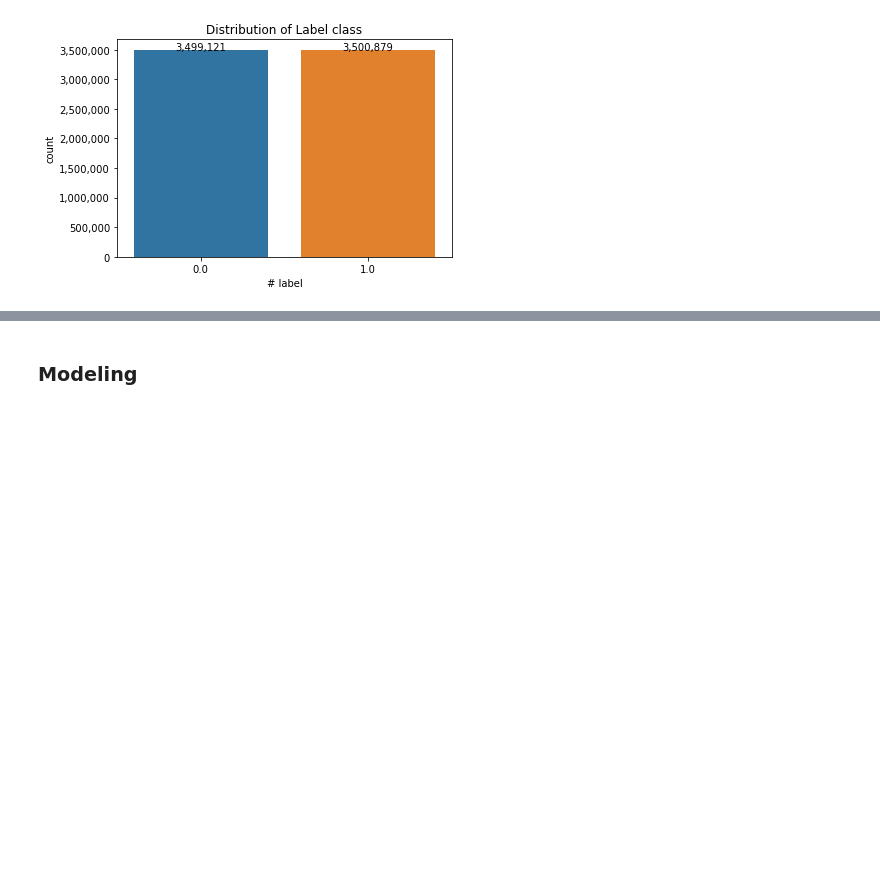
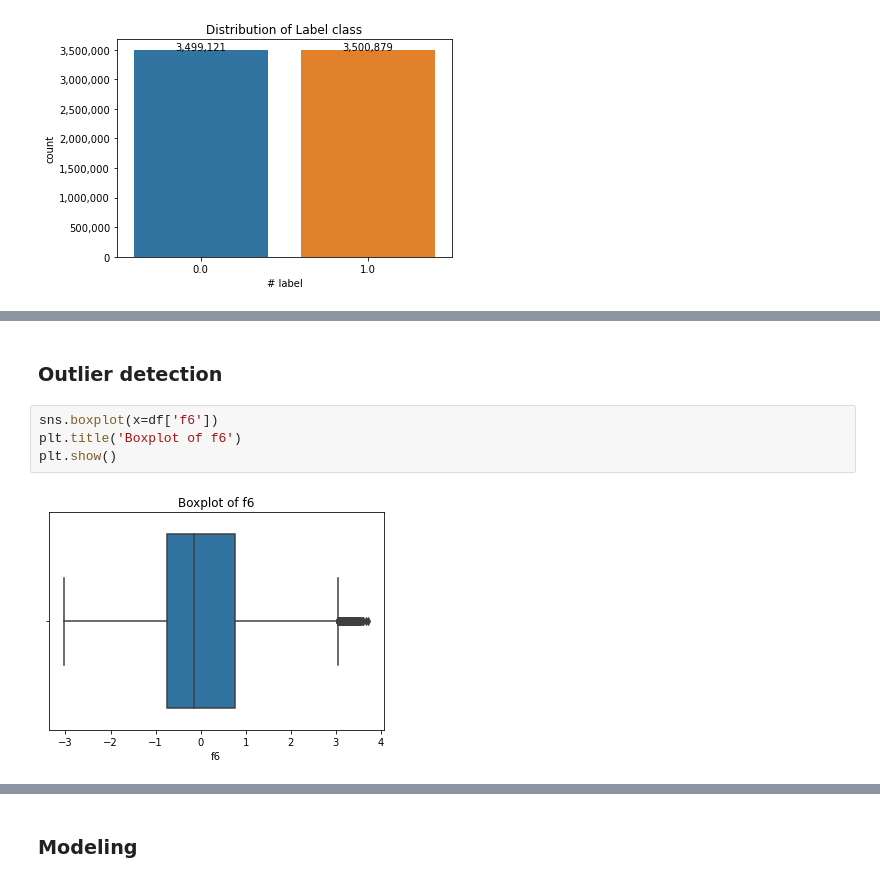
Before and after one commit to ReuvenDerner/MSDS_QuantifyingTheWorld, a Jupyter notebook: Case Study Six.ipynb, the cells around one changed output, grey strips where cells are left out. Drawn from its saved outputs; the diff is of its cells as text; blank space fills up the shorter version.

```diff
--- a/Case Study Six.ipynb
+++ b/Case Study Six.ipynb
@@ -140,0 +155,8 @@ plt.show()
+# %% [markdown]
+### Outlier detection
+# %%
+sns.boxplot(x=df['f6'])
+plt.title('Boxplot of f6')
+plt.show()
+# %% [output]
+[figure, added]
```
Also changed, not shown: parts of 15 cells of this notebook.
